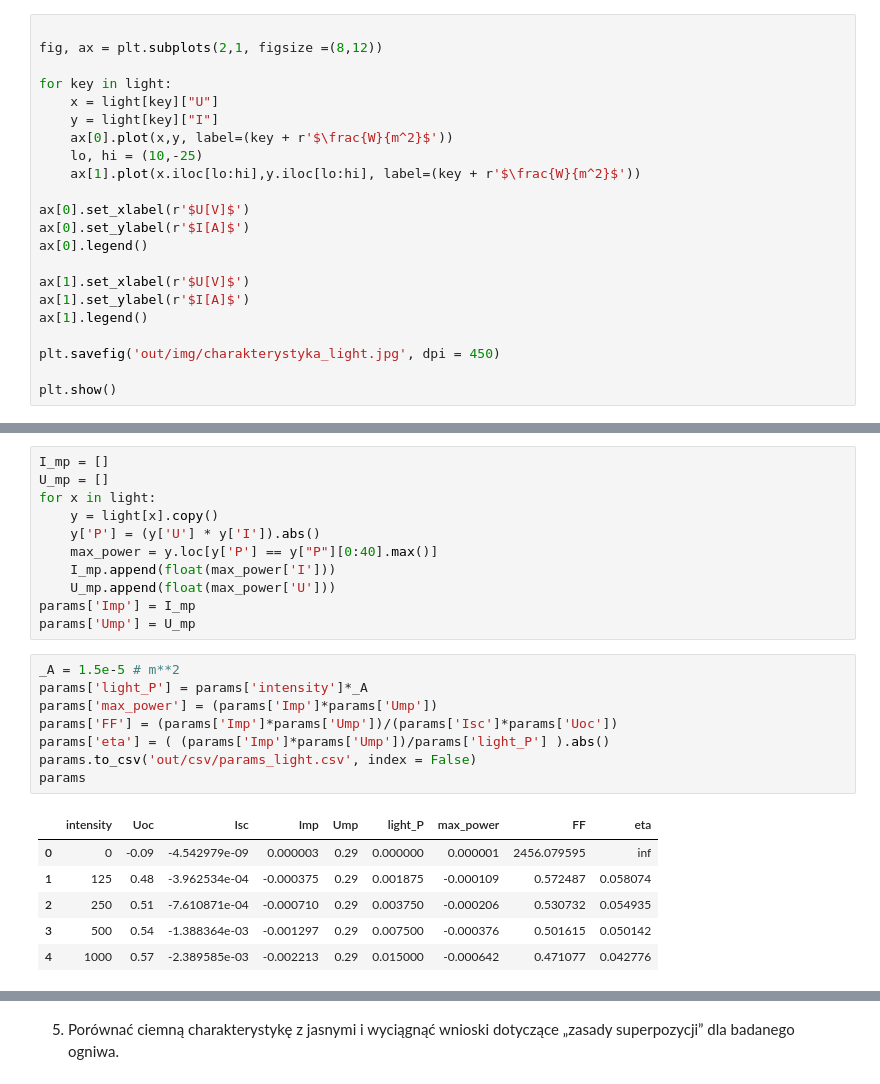
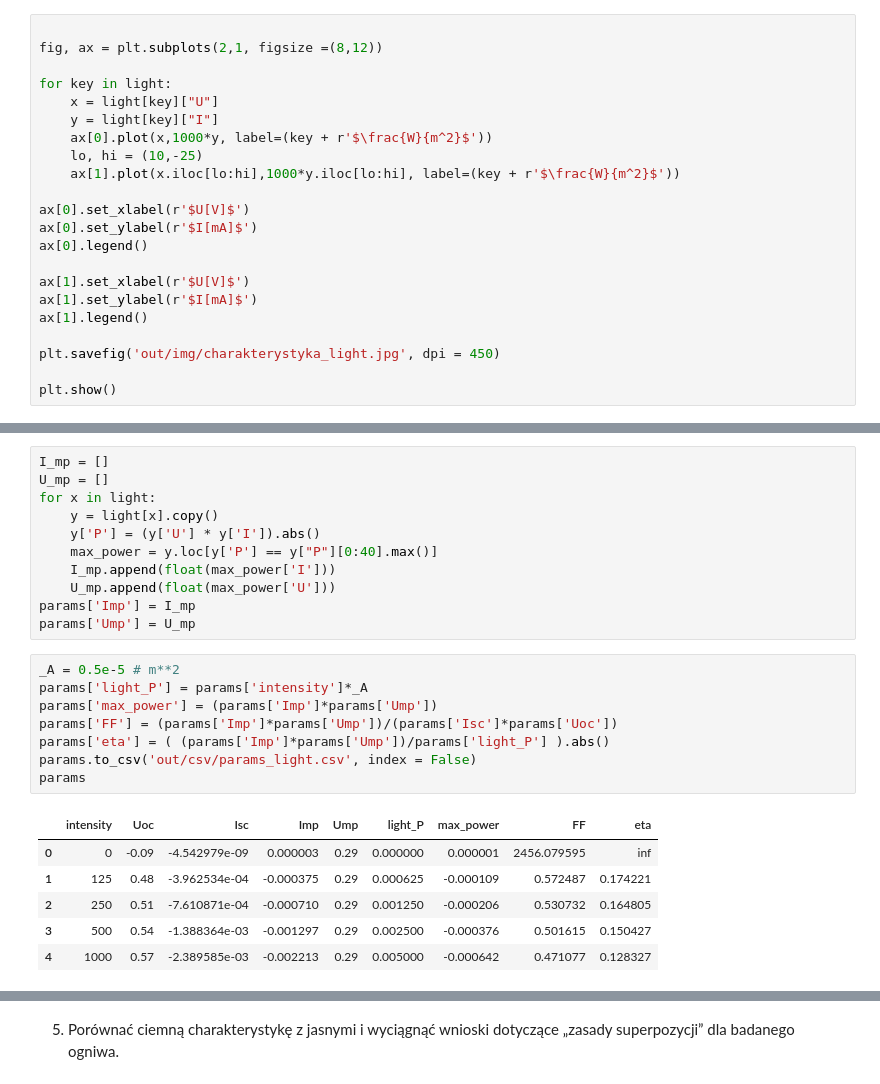
Before and after one commit to ficnawode/fizyka-pw-lab2-data-analysis, a Jupyter notebook: cw9/light.ipynb, the cells around one changed output, grey strips where cells are left out. Cells and saved outputs as stored; diff of their text form.

```diff
--- a/cw9/light.ipynb
+++ b/cw9/light.ipynb
@@ -36,16 +36,16 @@ fig, ax = plt.subplots(2,1, figsize =(8,12))
 for key in light:
     x = light[key]["U"]
     y = light[key]["I"]
-    ax[0].plot(x,y, label=(key + r'$\frac{W}{m^2}$'))
+    ax[0].plot(x,1000*y, label=(key + r'$\frac{W}{m^2}$'))
     lo, hi = (10,-25)
-    ax[1].plot(x.iloc[lo:hi],y.iloc[lo:hi], label=(key + r'$\frac{W}{m^2}$'))
+    ax[1].plot(x.iloc[lo:hi],1000*y.iloc[lo:hi], label=(key + r'$\frac{W}{m^2}$'))
 
 ax[0].set_xlabel(r'$U[V]$')
-ax[0].set_ylabel(r'$I[A]$')
+ax[0].set_ylabel(r'$I[mA]$')
 ax[0].legend()
 
 ax[1].set_xlabel(r'$U[V]$')
-ax[1].set_ylabel(r'$I[A]$')
+ax[1].set_ylabel(r'$I[mA]$')
 ax[1].legend()
 
 plt.savefig('out/img/charakterystyka_light.jpg', dpi = 450)
@@ -89,20 +89,20 @@ for x in light:
 params['Imp'] = I_mp
 params['Ump'] = U_mp
 # %%
-_A = 1.5e-5 # m**2
+_A = 0.5e-5 # m**2
 params['light_P'] = params['intensity']*_A
 params['max_power'] = (params['Imp']*params['Ump'])
 params['FF'] = (params['Imp']*params['Ump'])/(params['Isc']*params['Uoc'])
 params['eta'] = ( (params['Imp']*params['Ump'])/params['light_P'] ).abs()
 params.to_csv('out/csv/params_light.csv', index = False)
 params
 # %% [output]
 |  | intensity | Uoc | Isc | Imp | Ump | light_P | max_power | FF | eta |
 | 0 | 0 | -0.09 | -4.542979e-09 | 0.000003 | 0.29 | 0.000000 | 0.000001 | 2456.079595 | inf |
-| 1 | 125 | 0.48 | -3.962534e-04 | -0.000375 | 0.29 | 0.001875 | -0.000109 | 0.572487 | 0.058074 |
-| 2 | 250 | 0.51 | -7.610871e-04 | -0.000710 | 0.29 | 0.003750 | -0.000206 | 0.530732 | 0.054935 |
-| 3 | 500 | 0.54 | -1.388364e-03 | -0.001297 | 0.29 | 0.007500 | -0.000376 | 0.501615 | 0.050142 |
-| 4 | 1000 | 0.57 | -2.389585e-03 | -0.002213 | 0.29 | 0.015000 | -0.000642 | 0.471077 | 0.042776 |
+| 1 | 125 | 0.48 | -3.962534e-04 | -0.000375 | 0.29 | 0.000625 | -0.000109 | 0.572487 | 0.174221 |
+| 2 | 250 | 0.51 | -7.610871e-04 | -0.000710 | 0.29 | 0.001250 | -0.000206 | 0.530732 | 0.164805 |
+| 3 | 500 | 0.54 | -1.388364e-03 | -0.001297 | 0.29 | 0.002500 | -0.000376 | 0.501615 | 0.150427 |
+| 4 | 1000 | 0.57 | -2.389585e-03 | -0.002213 | 0.29 | 0.005000 | -0.000642 | 0.471077 | 0.128327 |
 # %%
 plot_params = params[1:]
 
```
Also changed, not shown: parts of 2 cells of this notebook, 8 other files.
